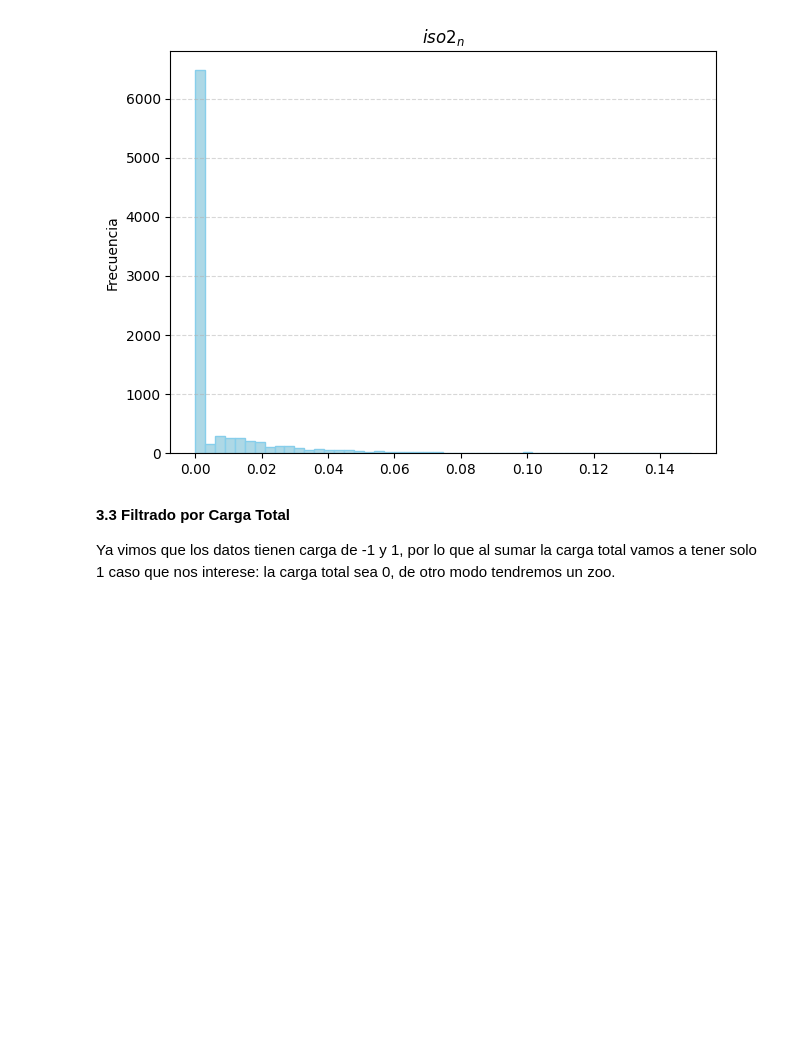
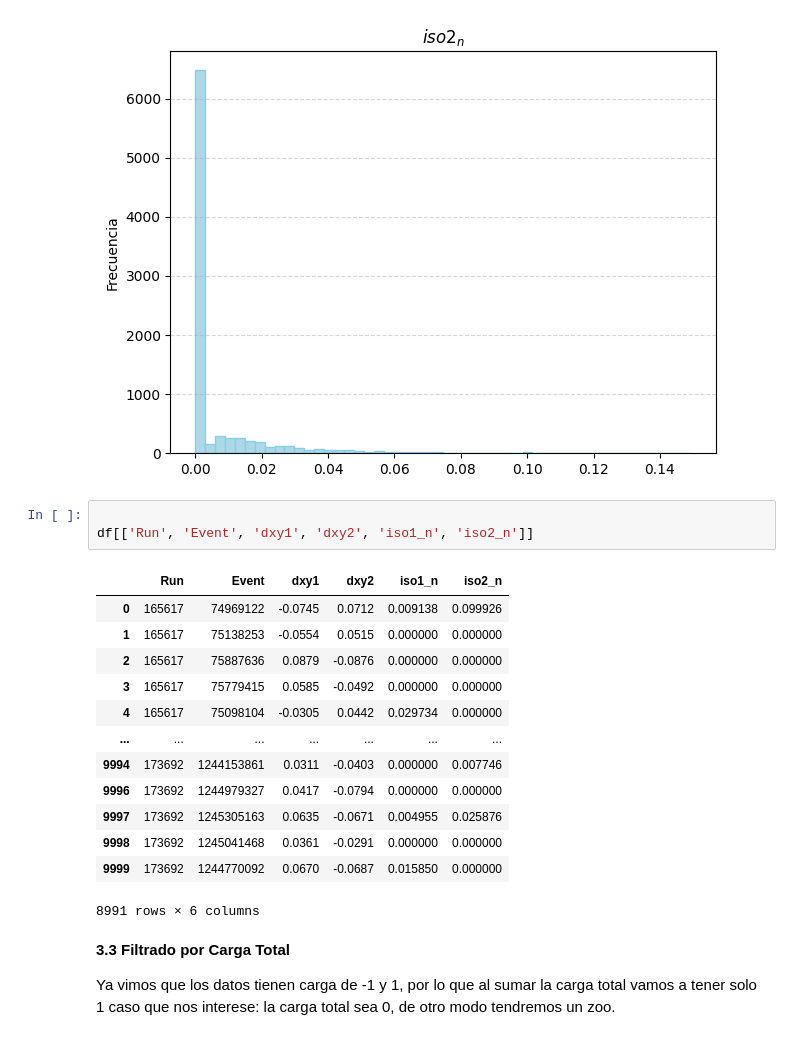
Before and after one commit to ProgramasParaFisicaDeParticulas/lecturadedatosabiertoscmszmumu-Carrazko, a Jupyter notebook: CMSOpenDataZtoMuMu.ipynb, the cells around one changed output. Drawn from its saved outputs; the diff is of its cells as text; blank space fills up the shorter version.

```diff
--- a/CMSOpenDataZtoMuMu.ipynb
+++ b/CMSOpenDataZtoMuMu.ipynb
@@ -321,6 +321,23 @@ plt.show()
 # %% [output]
 [figure]
 [figure]
+# %%
+
+df[['Run', 'Event', 'dxy1', 'dxy2', 'iso1_n', 'iso2_n']]
+# %% [output]
+|  | Run | Event | dxy1 | dxy2 | iso1_n | iso2_n |
+| 0 | 165617 | 74969122 | -0.0745 | 0.0712 | 0.009138 | 0.099926 |
+| 1 | 165617 | 75138253 | -0.0554 | 0.0515 | 0.000000 | 0.000000 |
+| 2 | 165617 | 75887636 | 0.0879 | -0.0876 | 0.000000 | 0.000000 |
+| 3 | 165617 | 75779415 | 0.0585 | -0.0492 | 0.000000 | 0.000000 |
+| 4 | 165617 | 75098104 | -0.0305 | 0.0442 | 0.029734 | 0.000000 |
+| ... | ... | ... | ... | ... | ... | ... |
+| 9994 | 173692 | 1244153861 | 0.0311 | -0.0403 | 0.000000 | 0.007746 |
+| 9996 | 173692 | 1244979327 | 0.0417 | -0.0794 | 0.000000 | 0.000000 |
+| 9997 | 173692 | 1245305163 | 0.0635 | -0.0671 | 0.004955 | 0.025876 |
+| 9998 | 173692 | 1245041468 | 0.0361 | -0.0291 | 0.000000 | 0.000000 |
+| 9999 | 173692 | 1244770092 | 0.0670 | -0.0687 | 0.015850 | 0.000000 |
+8991 rows × 6 columns
 # %% [markdown]
 **3.3 Filtrado por Carga Total**
 
```
Also changed, not shown: parts of 3 cells of this notebook.
